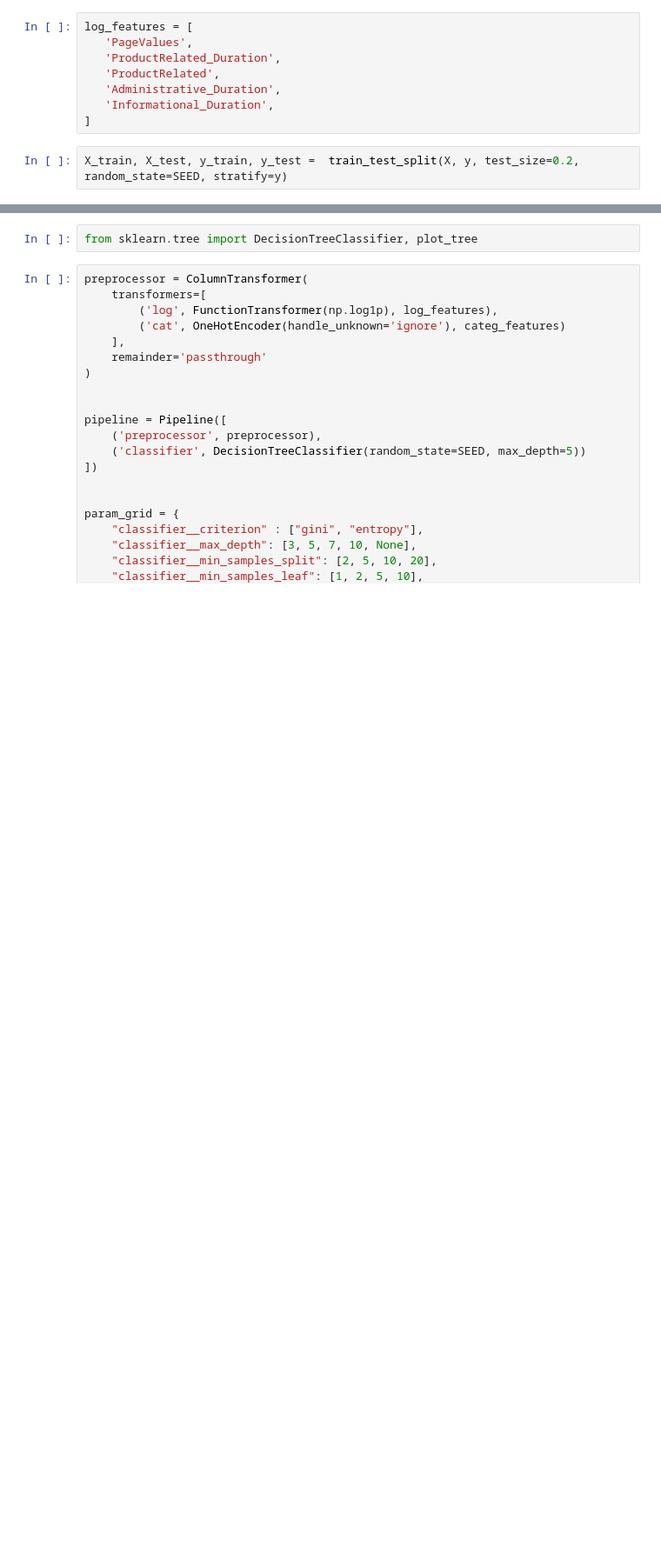
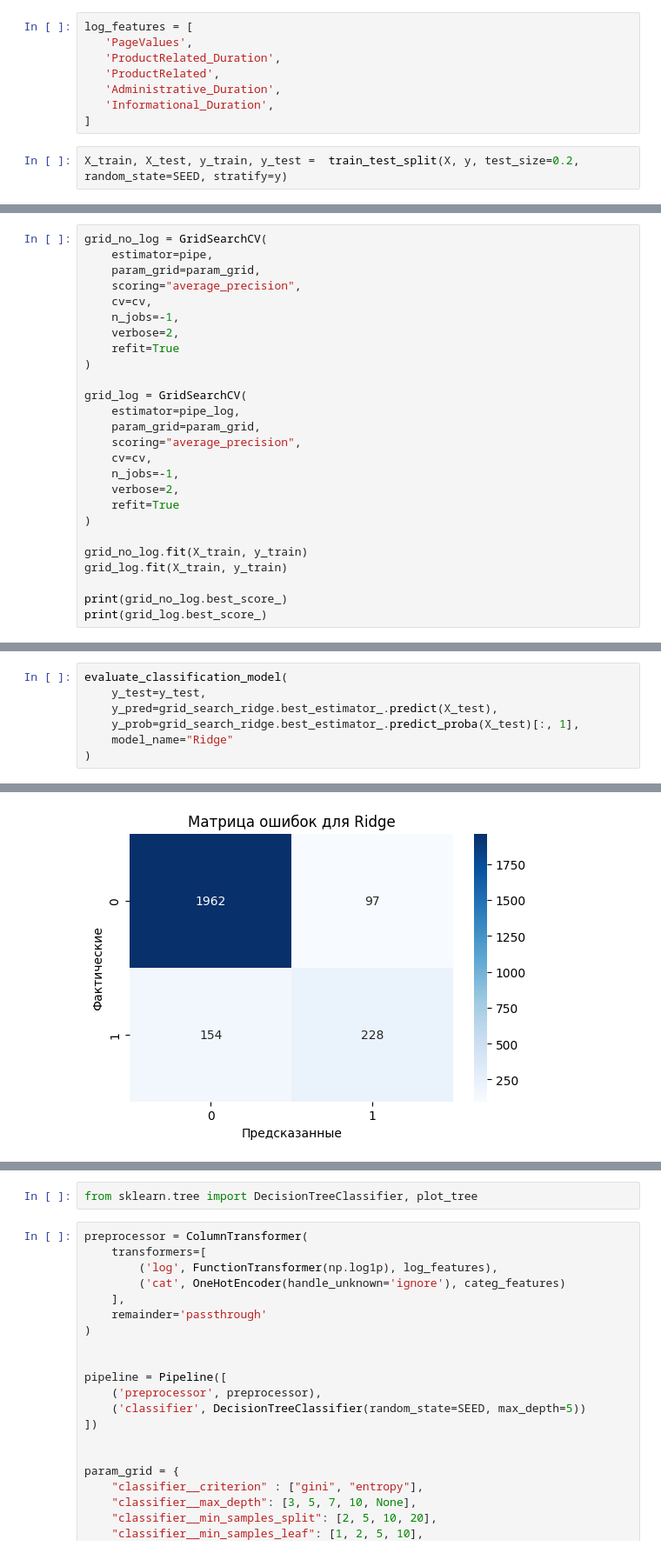
Before and after one commit to rofeleo/ml_hw, a Jupyter notebook: research.ipynb, the cells around one changed output, grey strips where cells are left out. Shown at 87% size. Cells and saved outputs as stored; diff of their text form; blank space fills up the shorter version.

```diff
--- a/research.ipynb
+++ b/research.ipynb
@@ -501,0 +589,26 @@ X_train, X_test, y_train, y_test =  train_test_split(X, y, test_size=0.2, random
+# %%
+grid_no_log = GridSearchCV(
+    estimator=pipe,
+    param_grid=param_grid,
+    scoring="average_precision",
+    cv=cv,
+    n_jobs=-1,
+    verbose=2,
+    refit=True
+)
+
+grid_log = GridSearchCV(
+    estimator=pipe_log,
+    param_grid=param_grid,
+    scoring="average_precision",
+    cv=cv,
+    n_jobs=-1,
+    verbose=2,
+    refit=True
+)
+
+grid_no_log.fit(X_train, y_train)
+grid_log.fit(X_train, y_train)
+
+print(grid_no_log.best_score_)
+print(grid_log.best_score_)
@@ -501,0 +741,8 @@ X_train, X_test, y_train, y_test =  train_test_split(X, y, test_size=0.2, random
+# %%
+evaluate_classification_model(
+    y_test=y_test,
+    y_pred=grid_search_ridge.best_estimator_.predict(X_test),
+    y_prob=grid_search_ridge.best_estimator_.predict_proba(X_test)[:, 1],
+    model_name="Ridge"
+)
+# %% [output]
@@ -501,0 +764 @@ X_train, X_test, y_train, y_test =  train_test_split(X, y, test_size=0.2, random
+[figure, added]
```
Also changed, not shown: parts of 19 cells of this notebook.
